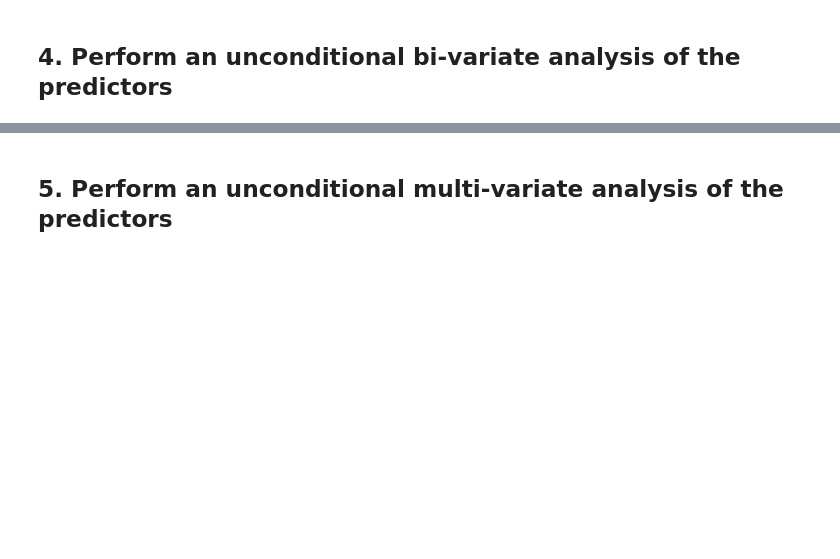
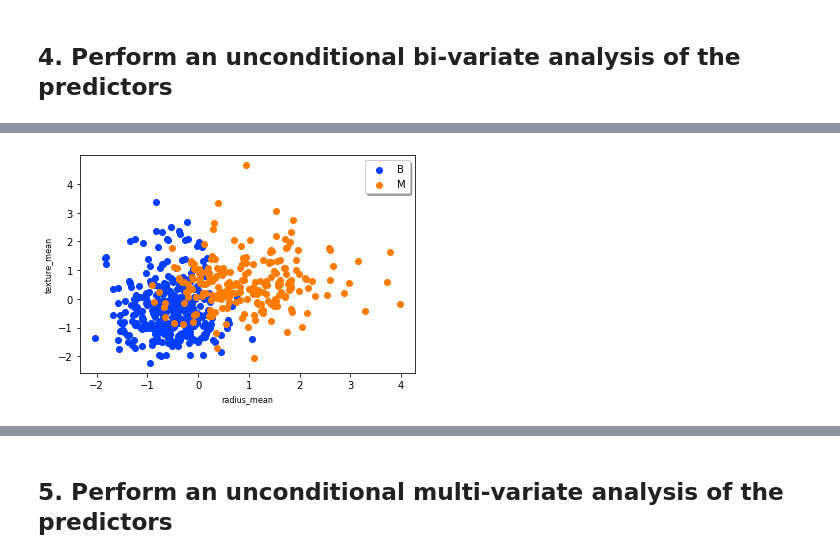
Before and after one commit to lucasabdalah/Exploratory-Data-Analisys, a Jupyter notebook: code/hw1/data_investigation.ipynb, the cells around one changed output, grey strips where cells are left out. Drawn from its saved outputs; the diff is of its cells as text; code cells hidden in the pictures; blank space fills up the shorter version.

Commit message:
update simple scatter

```diff
--- a/code/hw1/data_investigation.ipynb
+++ b/code/hw1/data_investigation.ipynb
@@ -214,0 +218,10 @@ Standard Deviation
+# %%
+plt.figure()
+plt.scatter(df_Zscore_Benign[numeric_columns[0]], df_Zscore_Benign[numeric_columns[1]], label = "B")
+plt.scatter(df_Zscore_Malignant[numeric_columns[0]], df_Zscore_Malignant[numeric_columns[1]], label = "M")
+plt.xlabel(numeric_columns[0], fontsize = 8)
+plt.ylabel(numeric_columns[1], fontsize = 8)
+plt.legend(frameon = True, shadow = True)
+plt.show()
+# %% [output]
+[figure, added]
```
Also changed, not shown: parts of 3 cells of this notebook.
